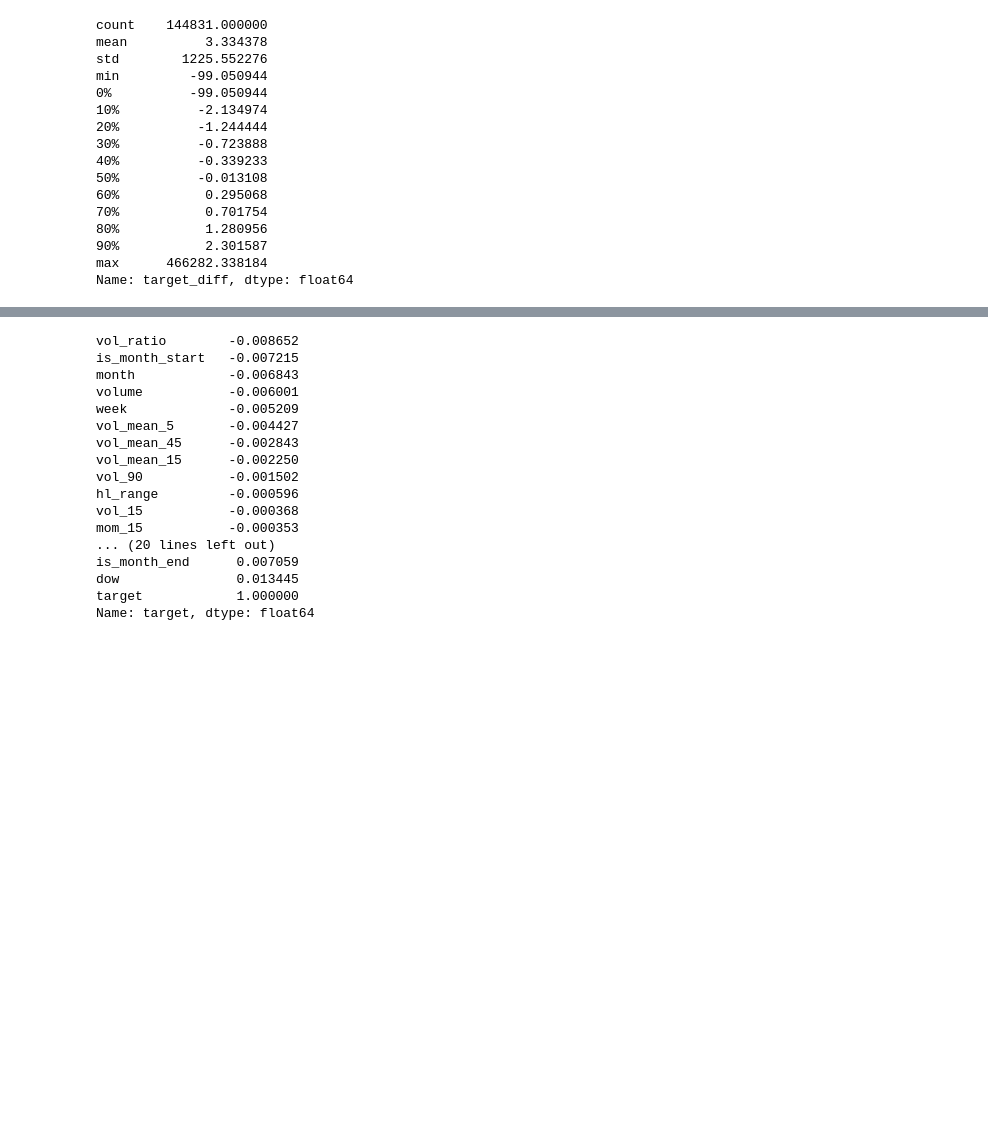
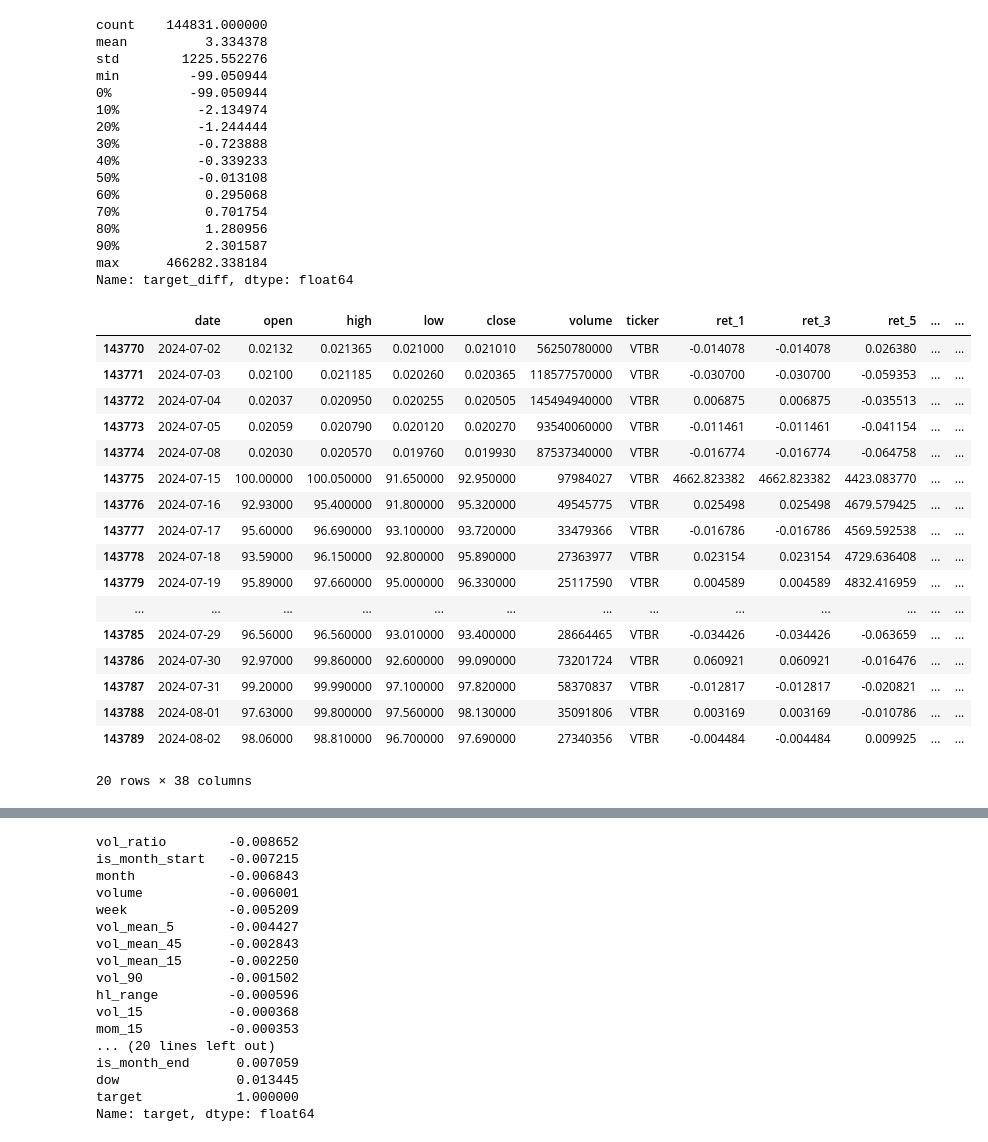
Before and after one commit to svetlana-terzeman/MOEX, a Jupyter notebook: Modeling/2. featires_engineering.ipynb, the cells around one changed output, grey strips where cells are left out. Saved outputs shown, nothing was run; the diff lists cells and outputs as text; code cells hidden in the pictures; blank space fills up the shorter version.

```diff
--- a/Modeling/2. featires_engineering.ipynb
+++ b/Modeling/2. featires_engineering.ipynb
@@ -123,3 +135,24 @@ min         -99.050944
 90%           2.301587
 max      466282.338184
 Name: target_diff, dtype: float64
+# %%
+df[(df.ticker=='VTBR') & (df.date>'2024-07-01')].sort_values(by=['date']).head(20)
+# %% [output]
+|  | date | open | high | low | close | volume | ticker | ret_1 | ret_3 | ret_5 | ... | ... |
+| 143770 | 2024-07-02 | 0.02132 | 0.021365 | 0.021000 | 0.021010 | 56250780000 | VTBR | -0.014078 | -0.014078 | 0.026380 | ... | ... |
+| 143771 | 2024-07-03 | 0.02100 | 0.021185 | 0.020260 | 0.020365 | 118577570000 | VTBR | -0.030700 | -0.030700 | -0.059353 | ... | ... |
+| 143772 | 2024-07-04 | 0.02037 | 0.020950 | 0.020255 | 0.020505 | 145494940000 | VTBR | 0.006875 | 0.006875 | -0.035513 | ... | ... |
+| 143773 | 2024-07-05 | 0.02059 | 0.020790 | 0.020120 | 0.020270 | 93540060000 | VTBR | -0.011461 | -0.011461 | -0.041154 | ... | ... |
+| 143774 | 2024-07-08 | 0.02030 | 0.020570 | 0.019760 | 0.019930 | 87537340000 | VTBR | -0.016774 | -0.016774 | -0.064758 | ... | ... |
+| 143775 | 2024-07-15 | 100.00000 | 100.050000 | 91.650000 | 92.950000 | 97984027 | VTBR | 4662.823382 | 4662.823382 | 4423.083770 | ... | ... |
+| 143776 | 2024-07-16 | 92.93000 | 95.400000 | 91.800000 | 95.320000 | 49545775 | VTBR | 0.025498 | 0.025498 | 4679.579425 | ... | ... |
+| 143777 | 2024-07-17 | 95.60000 | 96.690000 | 93.100000 | 93.720000 | 33479366 | VTBR | -0.016786 | -0.016786 | 4569.592538 | ... | ... |
+| 143778 | 2024-07-18 | 93.59000 | 96.150000 | 92.800000 | 95.890000 | 27363977 | VTBR | 0.023154 | 0.023154 | 4729.636408 | ... | ... |
+| 143779 | 2024-07-19 | 95.89000 | 97.660000 | 95.000000 | 96.330000 | 25117590 | VTBR | 0.004589 | 0.004589 | 4832.416959 | ... | ... |
+| ... | ... | ... | ... | ... | ... | ... | ... | ... | ... | ... | ... | ... |
+| 143785 | 2024-07-29 | 96.56000 | 96.560000 | 93.010000 | 93.400000 | 28664465 | VTBR | -0.034426 | -0.034426 | -0.063659 | ... | ... |
+| 143786 | 2024-07-30 | 92.97000 | 99.860000 | 92.600000 | 99.090000 | 73201724 | VTBR | 0.060921 | 0.060921 | -0.016476 | ... | ... |
+| 143787 | 2024-07-31 | 99.20000 | 99.990000 | 97.100000 | 97.820000 | 58370837 | VTBR | -0.012817 | -0.012817 | -0.020821 | ... | ... |
+| 143788 | 2024-08-01 | 97.63000 | 99.800000 | 97.560000 | 98.130000 | 35091806 | VTBR | 0.003169 | 0.003169 | -0.010786 | ... | ... |
+| 143789 | 2024-08-02 | 98.06000 | 98.810000 | 96.700000 | 97.690000 | 27340356 | VTBR | -0.004484 | -0.004484 | 0.009925 | ... | ... |
+20 rows × 38 columns
```
Also changed, not shown: parts of 2 cells of this notebook, 1 other file.
